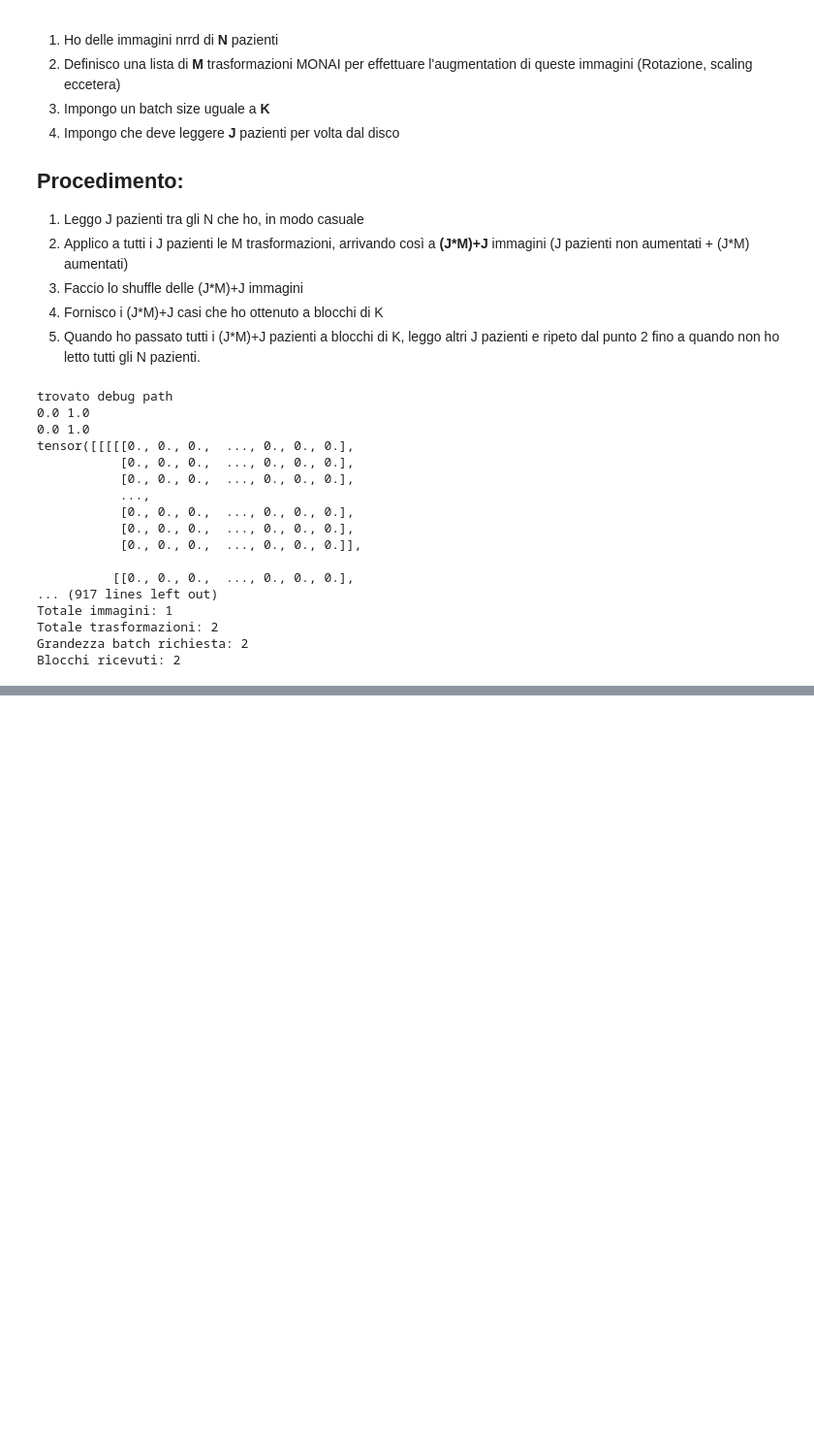
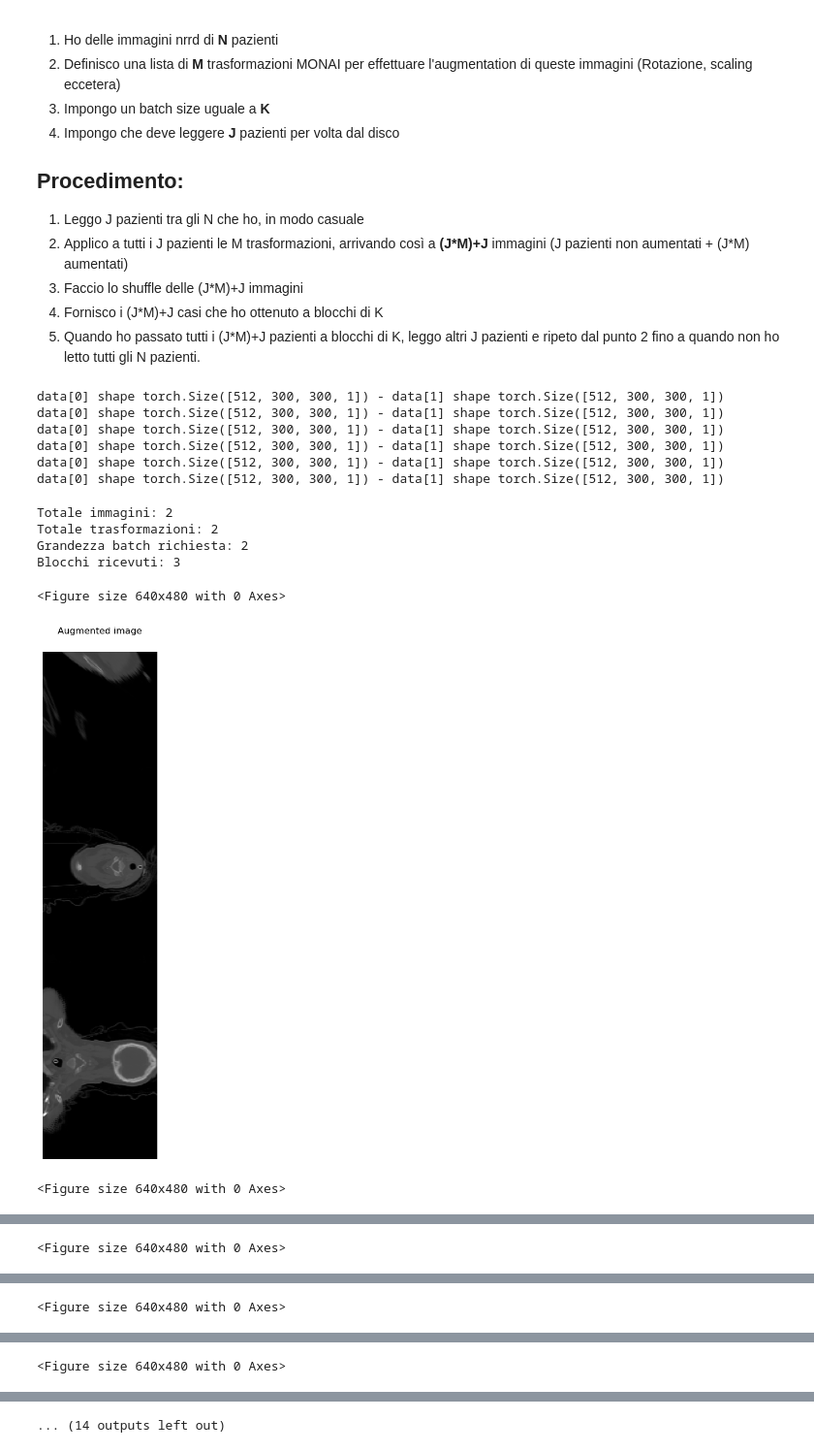
Before and after one commit to ciroraggio/AugmentedDataLoader, a Jupyter notebook: AugmentedDataLoaderDebugMode.ipynb, the cells around one changed output, grey strips where cells are left out. Shown at 97% size. Cells and saved outputs as stored; diff of their text form; code cells hidden in the pictures; blank space fills up the shorter version.

Commit message:
#12 Subplot fixed

```diff
--- a/AugmentedDataLoaderDebugMode.ipynb
+++ b/AugmentedDataLoaderDebugMode.ipynb
@@ -144,6 +150,9 @@ class AugmentedDataLoader:
                 for i in range(0, len(augmented_subset), self.batch_size)
             ]
 
+            # for img, seg in augmented_subset:
+            #     save_subplot(img, './')
+
             image_count = 0
             for block in blocks:
                 """
@@ -153,25 +162,11 @@ class AugmentedDataLoader:
                 Operatore yield per mantenere lo stato della funzione tra le chiamate.
                 """
                 if self.debug_path:
-                    print("trovato debug path")
                     for i, data in enumerate(block):
-                        # print(f"data[0] shape {data[0].shape} - data[1] shape {data[1].shape}")
-                        # print(f"data[0]: {data[0]}\ndata[1]: {data[1]}")
+                        print(f"data[0] shape {data[0].shape} - data[1] shape {data[1].shape}")
                         image = data[0]
-                        first_channel = image[0]
-                        central_slice_idx = first_channel.shape[1] // 2  # Estraggo l'indice della fetta centrale sul primo canale
-
-                        # Seleziona le fette centrali per ciascuna dimensione
-                        slice_x = image[:, :, central_slice_idx]
-                        slice_y = image[:, central_slice_idx, :]
-                        slice_z = image[central_slice_idx, :, :]
-
-                        normalized_slice_x = zero_one_scaling(slice_x)
-                        normalized_slice_y = zero_one_scaling(slice_y)
-                        normalized_slice_z = zero_one_scaling(slice_z)
-
                         debug_image_path = os.path.join(self.debug_path, f"augmented_image_{image_count}.png")
-                        save_subplot(images=[normalized_slice_x, normalized_slice_y, normalized_slice_z], central_slice_idx=central_slice_idx, path=debug_image_path)
+                        save_subplot(image, path=debug_image_path)
 
                         image_count += 1
 
@@ -194,7 +189,7 @@ from monai.transforms import Rotate, Compose, Resize
 # ImageDataset params
 images_to_transform = [
     "./benchmark/data/PDDCA-1.4.1_part1/0522c0001/img.nrrd",
-    # "./benchmark/data/PDDCA-1.4.1_part1/0522c0002/img.nrrd",
+    "./benchmark/data/PDDCA-1.4.1_part1/0522c0002/img.nrrd",
     # "./benchmark/data/PDDCA-1.4.1_part1/0522c0003/img.nrrd",
     # "./benchmark/data/PDDCA-1.4.1_part1/0522c0009/img.nrrd",
     # "./benchmark/data/PDDCA-1.4.1_part1/0522c0013/img.nrrd",
@@ -202,51 +197,47 @@ images_to_transform = [
 
 labels_to_transform = [
     "./benchmark/data/PDDCA-1.4.1_part1/0522c0001/structures/BrainStem.nrrd",
-    # "./benchmark/data/PDDCA-1.4.1_part1/0522c0002/structures/BrainStem.nrrd",
+    "./benchmark/data/PDDCA-1.4.1_part1/0522c0002/structures/BrainStem.nrrd",
     # "./benchmark/data/PDDCA-1.4.1_part1/0522c0003/structures/BrainStem.nrrd",
     # "./benchmark/data/PDDCA-1.4.1_part1/0522c0009/structures/BrainStem.nrrd",
     # "./benchmark/data/PDDCA-1.4.1_part1/0522c0013/structures/BrainStem.nrrd",
 ]
-each_image_trans = Compose([Resize([74,74,74])])
+each_image_trans = Compose([Resize([300,300,1])])
 
 # AugmentedDataLoader params
 augmentation_transforms = [
+    Rotate(angle=26),
     Rotate(angle=20),
-    Rotate(angle=3),
 ]
 batch_size = 2
 num_patients = len(images_to_transform)
 dataset = ImageDataset(image_files=images_to_transform, seg_files=labels_to_transform, transform=each_image_trans, seg_transform=each_image_trans) # test segmentazioni
 # dataset = ImageDataset(image_files=images_to_transform, labels=[1], transform=each_image_trans) # test solo etichette
 debug_path='./benchmark/data/debug_path_test'
 data_loader = AugmentedDataLoader(dataset=dataset, augmentation_transforms=augmentation_transforms, batch_size=batch_size, subset_len=2, debug_path=debug_path) # per debug
 # data_loader = AugmentedDataLoader(dataset, augmentation_transforms, batch_size, 2) # no debug
 
 blocks = 0
 for batch_data in data_loader.generate_batches():
         inputs, labels = batch_data[0], batch_data[1]
-        print(labels)
+        # print(labels)
         blocks+=1
 
 print(f"Totale immagini: {num_patients}")
 print(f"Totale trasformazioni: {len(augmentation_transforms)}")
 print(f"Grandezza batch richiesta: {batch_size}")
 print(f"Blocchi ricevuti: {blocks}")
 # %% [output]
-trovato debug path
-0.0 1.0
-0.0 1.0
-tensor([[[[[0., 0., 0.,  ..., 0., 0., 0.],
-           [0., 0., 0.,  ..., 0., 0., 0.],
-           [0., 0., 0.,  ..., 0., 0., 0.],
-           ...,
-           [0., 0., 0.,  ..., 0., 0., 0.],
-           [0., 0., 0.,  ..., 0., 0., 0.],
-           [0., 0., 0.,  ..., 0., 0., 0.]],
-
-          [[0., 0., 0.,  ..., 0., 0., 0.],
-... (917 lines left out)
-Totale immagini: 1
-Totale trasformazioni: 2
-Grandezza batch richiesta: 2
-Blocchi ricevuti: 2
+data[0] shape torch.Size([512, 300, 300, 1]) - data[1] shape torch.Size([512, 300, 300, 1])
+data[0] shape torch.Size([512, 300, 300, 1]) - data[1] shape torch.Size([512, 300, 300, 1])
+data[0] shape torch.Size([512, 300, 300, 1]) - data[1] shape torch.Size([512, 300, 300, 1])
+data[0] shape torch.Size([512, 300, 300, 1]) - data[1] shape torch.Size([512, 300, 300, 1])
+data[0] shape torch.Size([512, 300, 300, 1]) - data[1] shape torch.Size([512, 300, 300, 1])
+data[0] shape torch.Size([512, 300, 300, 1]) - data[1] shape torch.Size([512, 300, 300, 1])
+Totale immagini: 2
+Totale trasformazioni: 2
+Grandezza batch richiesta: 2
+Blocchi ricevuti: 3
+<Figure size 640x480 with 0 Axes>
+[figure, added]
+<Figure size 640x480 with 0 Axes>
@@ -252,0 +245 @@ Blocchi ricevuti: 2
+<Figure size 640x480 with 0 Axes>
@@ -252,0 +247 @@ Blocchi ricevuti: 2
+<Figure size 640x480 with 0 Axes>
@@ -252,0 +249 @@ Blocchi ricevuti: 2
+<Figure size 640x480 with 0 Axes>
@@ -252,0 +251 @@ Blocchi ricevuti: 2
+... (14 outputs left out)
```
Also changed, not shown: parts of 3 cells of this notebook, 2 other files.
